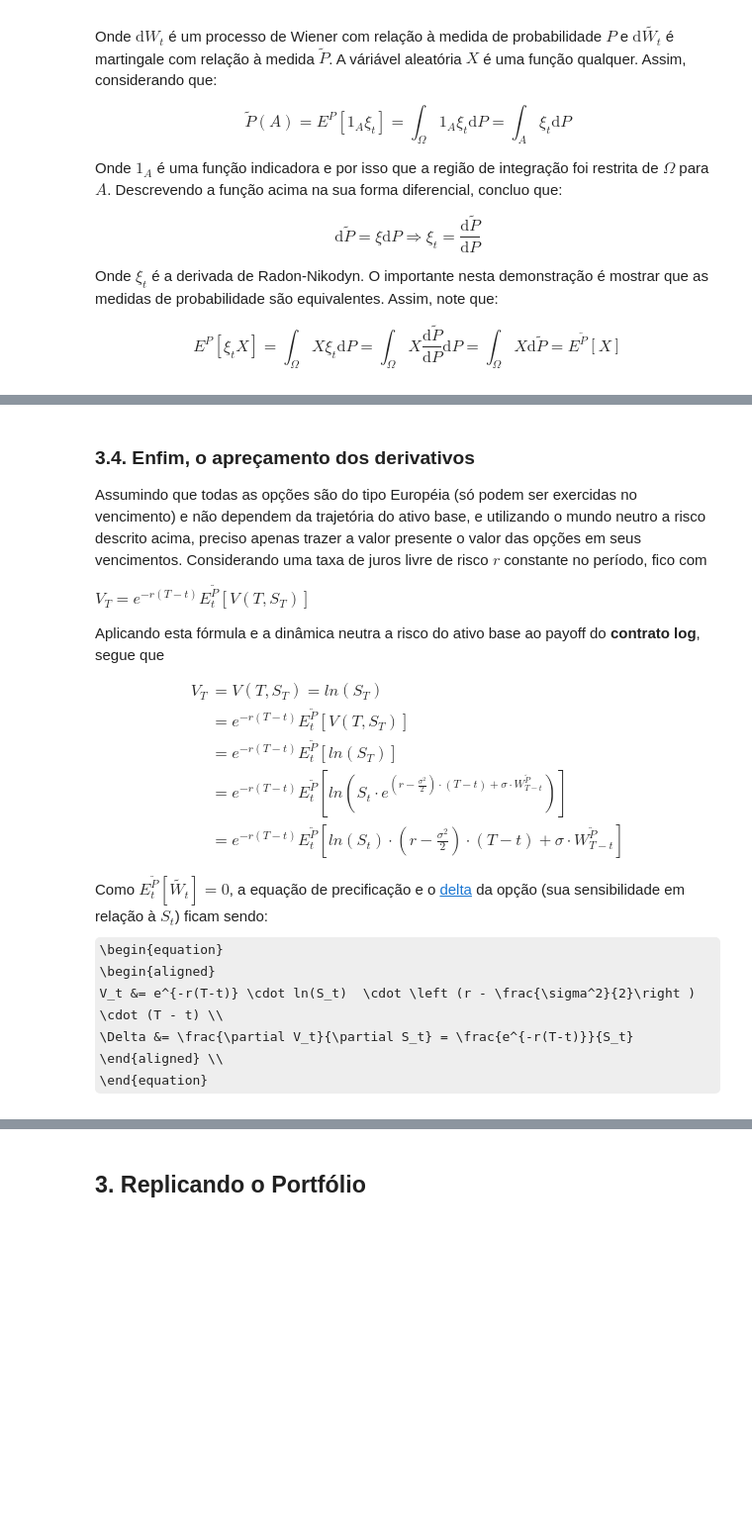
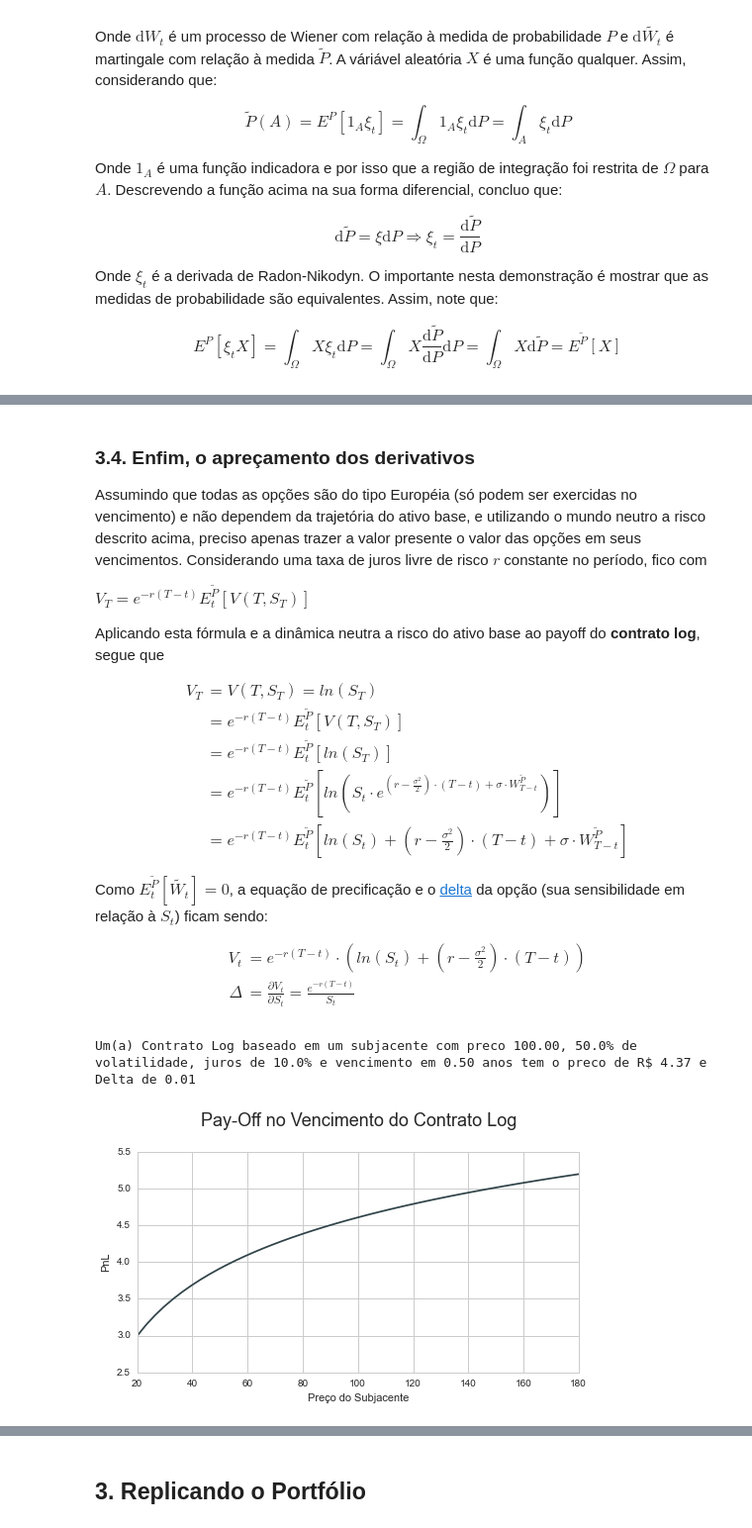
Before and after one commit to ucaiado/Replicating_Strategy, a Jupyter notebook: UiraCaiadoEx01.ipynb, the cells around one changed output, grey strips where cells are left out. Shown: that part at 99% size. Saved outputs shown, nothing was run; the diff lists cells and outputs as text; code cells hidden in the pictures; some formulas as TeX source; blank space fills up the shorter version.

```diff
--- a/UiraCaiadoEx01.ipynb
+++ b/UiraCaiadoEx01.ipynb
@@ -681,19 +682,20 @@ $V_T = e^{-r(T-t)} E^{\tilde{P}}_{t}[V(T, S_T)]$
 Aplicando esta fórmula e a dinâmica neutra a risco do ativo base ao payoff do **contrato log**, segue que
 
 \begin{equation}
-    \begin{aligned}
-    V_T &= V(T, S_T) = ln(S_T) \\
-    &= e^{-r(T-t)} E^{\tilde{P}}_{t}[V(T, S_T)] \\
-    &= e^{-r(T-t)} E^{\tilde{P}}_{t}[ln(S_T)] \\
-    &= e^{-r(T-t)} E^{\tilde{P}}_{t}[ln(S_t \cdot e^{ \left (r - \frac{\sigma^2}{2}\right ) \cdot (T - t) + \sigma \cdot W^{\tilde{P}}_{T-t}})] \\
-    &= e^{-r(T-t)} E^{\tilde{P}}_{t}[ln(S_t)  \cdot \left (r - \frac{\sigma^2}{2}\right ) \cdot (T - t) + \sigma \cdot W^{\tilde{P}}_{T-t}]
-    \end{aligned}
+\begin{aligned}
+V_T &= V(T, S_T) = ln(S_T) \\
+&= e^{-r(T-t)} E^{\tilde{P}}_{t}[V(T, S_T)] \\
+&= e^{-r(T-t)} E^{\tilde{P}}_{t}[ln(S_T)] \\
+&= e^{-r(T-t)} E^{\tilde{P}}_{t}[ln(S_t \cdot e^{ \left (r - \frac{\sigma^2}{2}\right ) \cdot (T - t) + \sigma \cdot W^{\tilde{P}}_{T-t}})] \\
+&= e^{-r(T-t)} E^{\tilde{P}}_{t}[ln(S_t)  + \left (r - \frac{\sigma^2}{2}\right ) \cdot (T - t) + \sigma \cdot W^{\tilde{P}}_{T-t}]
+\end{aligned}
 \end{equation}
 
 Como $E^{\tilde{P}}_t [\tilde{W_t}] = 0$, a equação de precificação e o [delta](http://www.investopedia.com/articles/optioninvestor/03/021403.asp) da opção (sua sensibilidade em relação à $S_t$) ficam sendo:
+
 \begin{equation}
-    \begin{aligned}
-    V_t &= e^{-r(T-t)} \cdot ln(S_t)  \cdot \left (r - \frac{\sigma^2}{2}\right ) \cdot (T - t) \\
-    \Delta &= \frac{\partial V_t}{\partial S_t} = \frac{e^{-r(T-t)}}{S_t}
-    \end{aligned} \\
+\begin{aligned}
+V_t &= e^{-r(T-t)} \cdot (ln(S_t)  + \left (r - \frac{\sigma^2}{2}\right ) \cdot (T - t))\\
+\Delta &= \frac{\partial V_t}{\partial S_t} = \frac{e^{-r(T-t)}}{S_t}
+\end{aligned}
 \end{equation}
@@ -701,0 +774,31 @@ Como $E^{\tilde{P}}_t [\tilde{W_t}] = 0$, a equação de precificação e o [del
+# %%
+import pandas as pd
+
+def plot_payoff(MyOption, d_param):
+    '''
+    PLot the payoff of the option at the expiration
+    :param MyOption: Derivative Object. A contract/option instance
+    :param d_param: dict. The initial parameter pof the MyOption
+    '''
+    # calcula Preco no vencimeno
+    option = MyOption(**d_param)
+    f_min = d_param["f_St"]*0.2
+    f_max = d_param["f_St"]*1.8
+    na_ST = np.linspace(f_min, f_max, 50)
+    l_price = []
+    for f_p in na_ST:
+        # pega peco no vencimento
+        option.update(f_p, 0.)
+        l_price.append(option.f_price)
+    # arruma dados para plotar
+    df_plot = pd.DataFrame(l_price, index=na_ST)
+    df_plot.columns = ["Preco"]
+    # plota Precos
+    ax = df_plot.plot(legend=False)
+    ax.set_xlabel(u"Preço do Subjacente")
+    ax.set_ylabel(u"PnL")
+    s_title = u"Pay-Off no Vencimento {} {}\n"
+    s_prep = "do"
+    if "Opcao" in option.s_name or "Call" in option.s_name:
+        s_prep = "da"
+    ax.set_title(s_title.format(s_prep, option.s_name), fontsize=18);
@@ -702,2 +843,19 @@ Como $E^{\tilde{P}}_t [\tilde{W_t}] = 0$, a equação de precificação e o [del
+# %%
+# parametros iniciais
+d_param = {"f_St": 100.,  # estado inicial do ativo
+           "f_r": 0.10,  # taxa de juros
+           "f_sigma": 0.50,  # desvio padrao da dinamica
+           "f_time": 0.5,  # tempo decorrido na simulacao (anos)
+           "f_K": None  # strike (nao tem para log)
+           }
+# teste de codigo
+x = LogContract(**d_param)
+print x
+# %% [output]
+Um(a) Contrato Log baseado em um subjacente com preco 100.00, 50.0% de volatilidade, juros de 10.0% e vencimento em 0.50 anos tem o preco de R$ 4.37 e Delta de 0.01
+# %%
+plot_payoff(LogContract, d_param)
+# %% [output]
+[figure, added]
 # %% [markdown]
 Agora, precificando o **contrato log quadrático**, tenho que:
```
Also changed, not shown: parts of 36 cells of this notebook.
